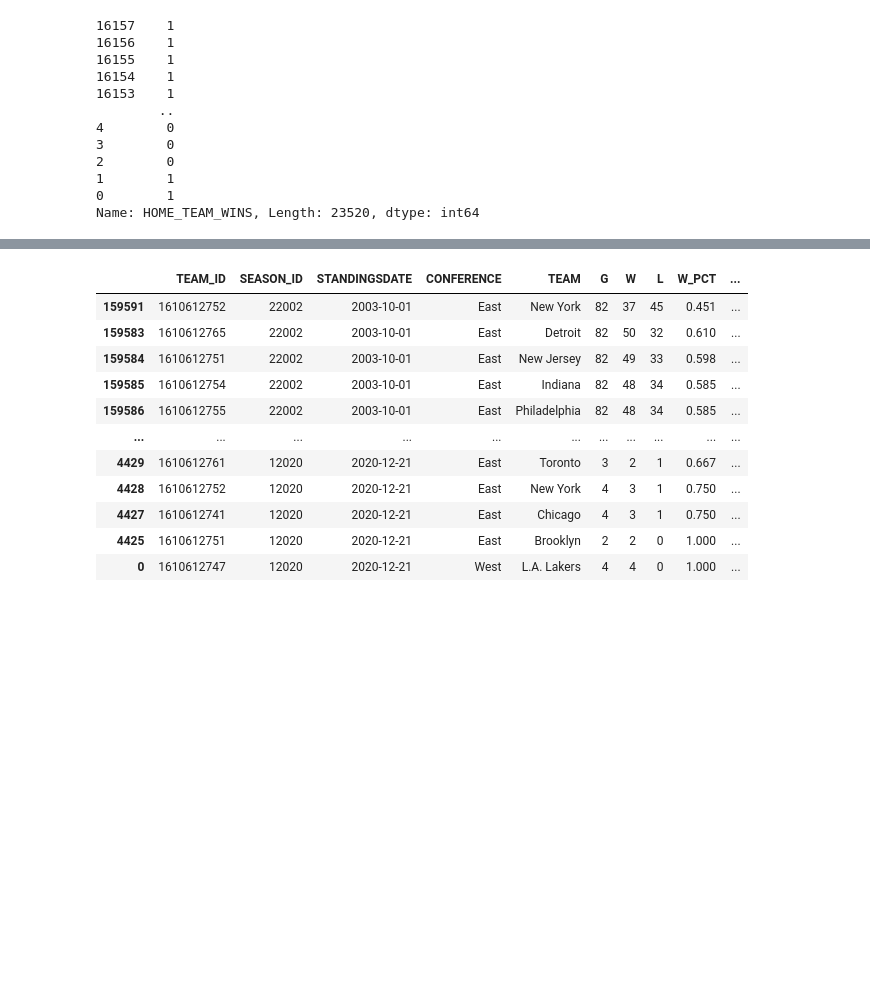
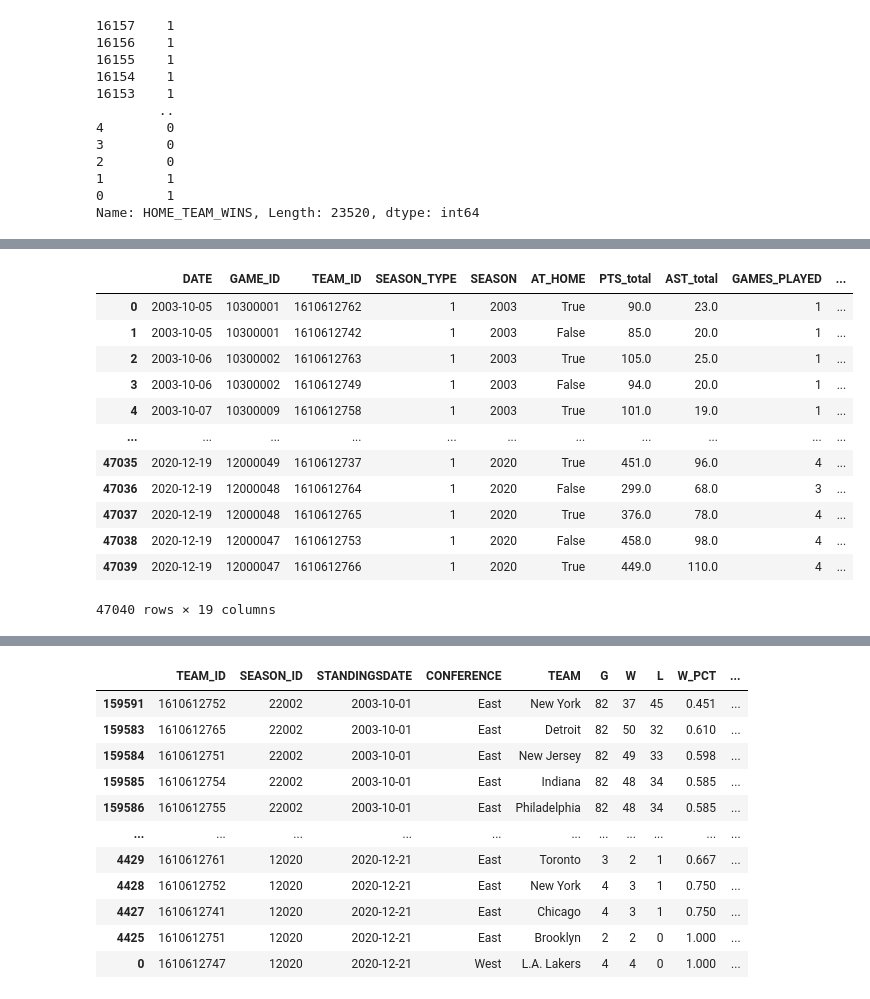
Before and after one commit to psalire/cmpe255-term-project, a Jupyter notebook: philip/research.ipynb, the cells around one changed output, grey strips where cells are left out. Cells and saved outputs as stored; diff of their text form; code cells hidden in the pictures; blank space fills up the shorter version.

```diff
--- a/philip/research.ipynb
+++ b/philip/research.ipynb
@@ -59,3 +63,19 @@ games_df
+# %%
+cumulative_stats_df
+# %% [output]
+|  | DATE | GAME_ID | TEAM_ID | SEASON_TYPE | SEASON | AT_HOME | PTS_total | AST_total | GAMES_PLAYED | ... |
+| 0 | 2003-10-05 | 10300001 | 1610612762 | 1 | 2003 | True | 90.0 | 23.0 | 1 | ... |
+| 1 | 2003-10-05 | 10300001 | 1610612742 | 1 | 2003 | False | 85.0 | 20.0 | 1 | ... |
+| 2 | 2003-10-06 | 10300002 | 1610612763 | 1 | 2003 | True | 105.0 | 25.0 | 1 | ... |
+| 3 | 2003-10-06 | 10300002 | 1610612749 | 1 | 2003 | False | 94.0 | 20.0 | 1 | ... |
+| 4 | 2003-10-07 | 10300009 | 1610612758 | 1 | 2003 | True | 101.0 | 19.0 | 1 | ... |
+| ... | ... | ... | ... | ... | ... | ... | ... | ... | ... | ... |
+| 47035 | 2020-12-19 | 12000049 | 1610612737 | 1 | 2020 | True | 451.0 | 96.0 | 4 | ... |
+| 47036 | 2020-12-19 | 12000048 | 1610612764 | 1 | 2020 | False | 299.0 | 68.0 | 3 | ... |
+| 47037 | 2020-12-19 | 12000048 | 1610612765 | 1 | 2020 | True | 376.0 | 78.0 | 4 | ... |
+| 47038 | 2020-12-19 | 12000047 | 1610612753 | 1 | 2020 | False | 458.0 | 98.0 | 4 | ... |
+| 47039 | 2020-12-19 | 12000047 | 1610612766 | 1 | 2020 | True | 449.0 | 110.0 | 4 | ... |
+47040 rows × 19 columns
 # %%
 games_details_df
 # %% [output]
```
Also changed, not shown: parts of 3 cells of this notebook.
